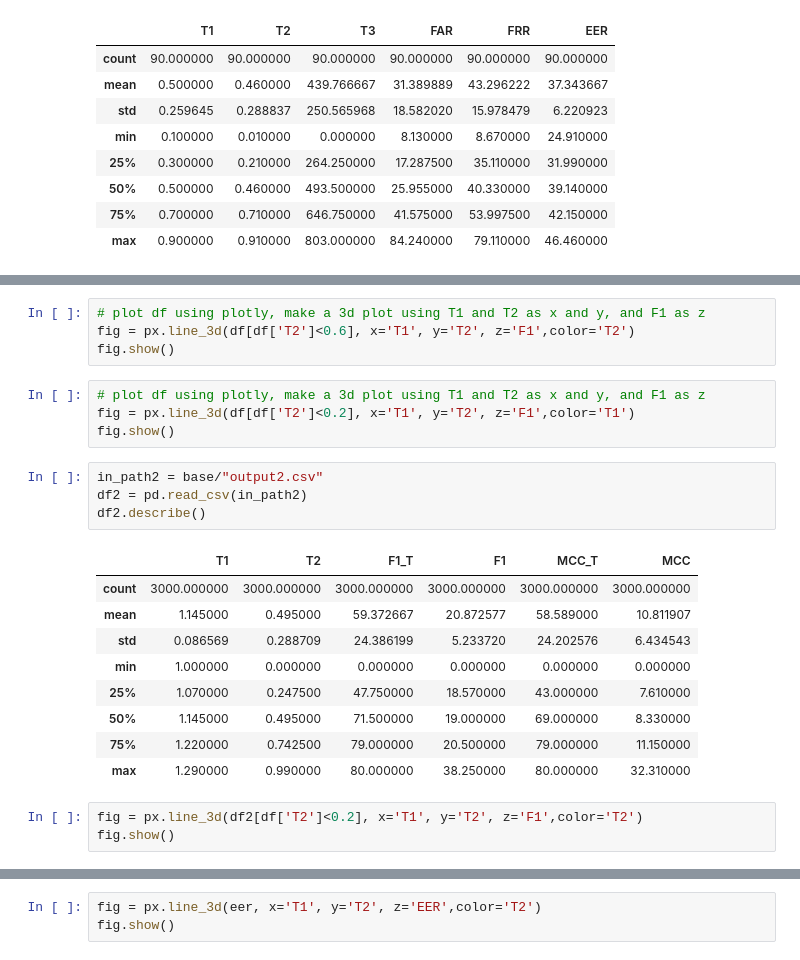
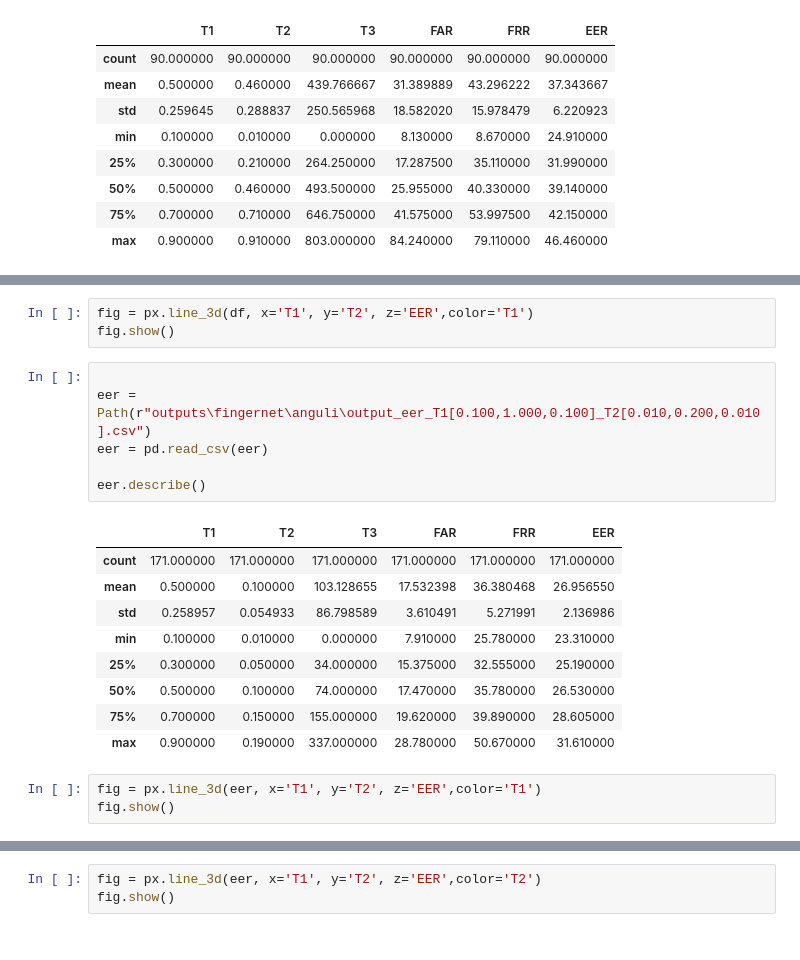
Before and after one commit to nishkalprakash/2024_03_CIPR_NP-Code, a Jupyter notebook: data_visualization.ipynb, the cells around one changed output, grey strips where cells are left out. Drawn from its saved outputs; the diff is of its cells as text.

Commit message:
got more outputs

```diff
--- a/data_visualization.ipynb
+++ b/data_visualization.ipynb
@@ -69,25 +31,22 @@ NameError: name 'Path' is not defined
-# %%
-# plot df using plotly, make a 3d plot using T1 and T2 as x and y, and F1 as z
-fig = px.line_3d(df[df['T2']<0.6], x='T1', y='T2', z='F1',color='T2')
-fig.show()
 # %%
-# plot df using plotly, make a 3d plot using T1 and T2 as x and y, and F1 as z
-fig = px.line_3d(df[df['T2']<0.2], x='T1', y='T2', z='F1',color='T1')
+fig = px.line_3d(df, x='T1', y='T2', z='EER',color='T1')
 fig.show()
-# %%
-in_path2 = base/"output2.csv"
-df2 = pd.read_csv(in_path2)
-df2.describe()
-# %% [output]
-|  | T1 | T2 | F1_T | F1 | MCC_T | MCC |
-| count | 3000.000000 | 3000.000000 | 3000.000000 | 3000.000000 | 3000.000000 | 3000.000000 |
-| mean | 1.145000 | 0.495000 | 59.372667 | 20.872577 | 58.589000 | 10.811907 |
-| std | 0.086569 | 0.288709 | 24.386199 | 5.233720 | 24.202576 | 6.434543 |
-| min | 1.000000 | 0.000000 | 0.000000 | 0.000000 | 0.000000 | 0.000000 |
-| 25% | 1.070000 | 0.247500 | 47.750000 | 18.570000 | 43.000000 | 7.610000 |
-| 50% | 1.145000 | 0.495000 | 71.500000 | 19.000000 | 69.000000 | 8.330000 |
-| 75% | 1.220000 | 0.742500 | 79.000000 | 20.500000 | 79.000000 | 11.150000 |
-| max | 1.290000 | 0.990000 | 80.000000 | 38.250000 | 80.000000 | 32.310000 |
+# %%
+
+eer = Path(r"outputs\fingernet\anguli\output_eer_T1[0.100,1.000,0.100]_T2[0.010,0.200,0.010].csv")
+eer = pd.read_csv(eer)
+
+eer.describe()
+# %% [output]
+|  | T1 | T2 | T3 | FAR | FRR | EER |
+| count | 171.000000 | 171.000000 | 171.000000 | 171.000000 | 171.000000 | 171.000000 |
+| mean | 0.500000 | 0.100000 | 103.128655 | 17.532398 | 36.380468 | 26.956550 |
+| std | 0.258957 | 0.054933 | 86.798589 | 3.610491 | 5.271991 | 2.136986 |
+| min | 0.100000 | 0.010000 | 0.000000 | 7.910000 | 25.780000 | 23.310000 |
+| 25% | 0.300000 | 0.050000 | 34.000000 | 15.375000 | 32.555000 | 25.190000 |
+| 50% | 0.500000 | 0.100000 | 74.000000 | 17.470000 | 35.780000 | 26.530000 |
+| 75% | 0.700000 | 0.150000 | 155.000000 | 19.620000 | 39.890000 | 28.605000 |
+| max | 0.900000 | 0.190000 | 337.000000 | 28.780000 | 50.670000 | 31.610000 |
 # %%
-fig = px.line_3d(df2[df['T2']<0.2], x='T1', y='T2', z='F1',color='T2')
+fig = px.line_3d(eer, x='T1', y='T2', z='EER',color='T1')
 fig.show()
```
Also changed, not shown: parts of 11 cells of this notebook, 4 other files.
